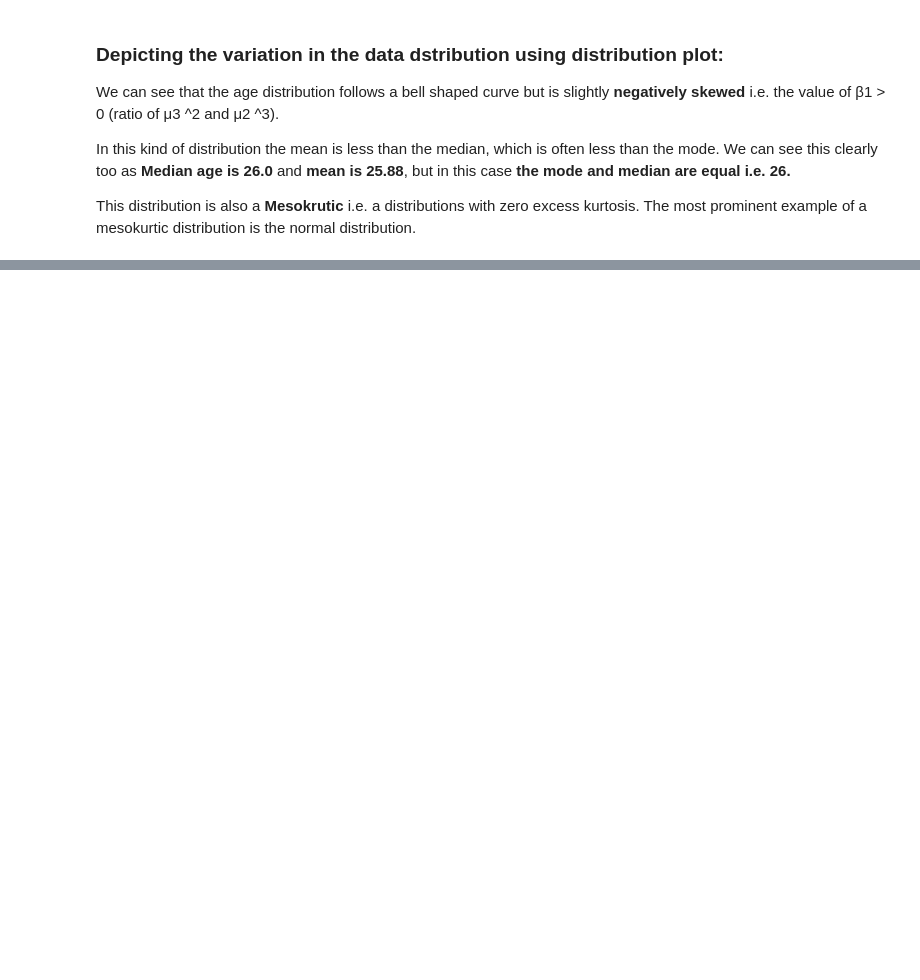
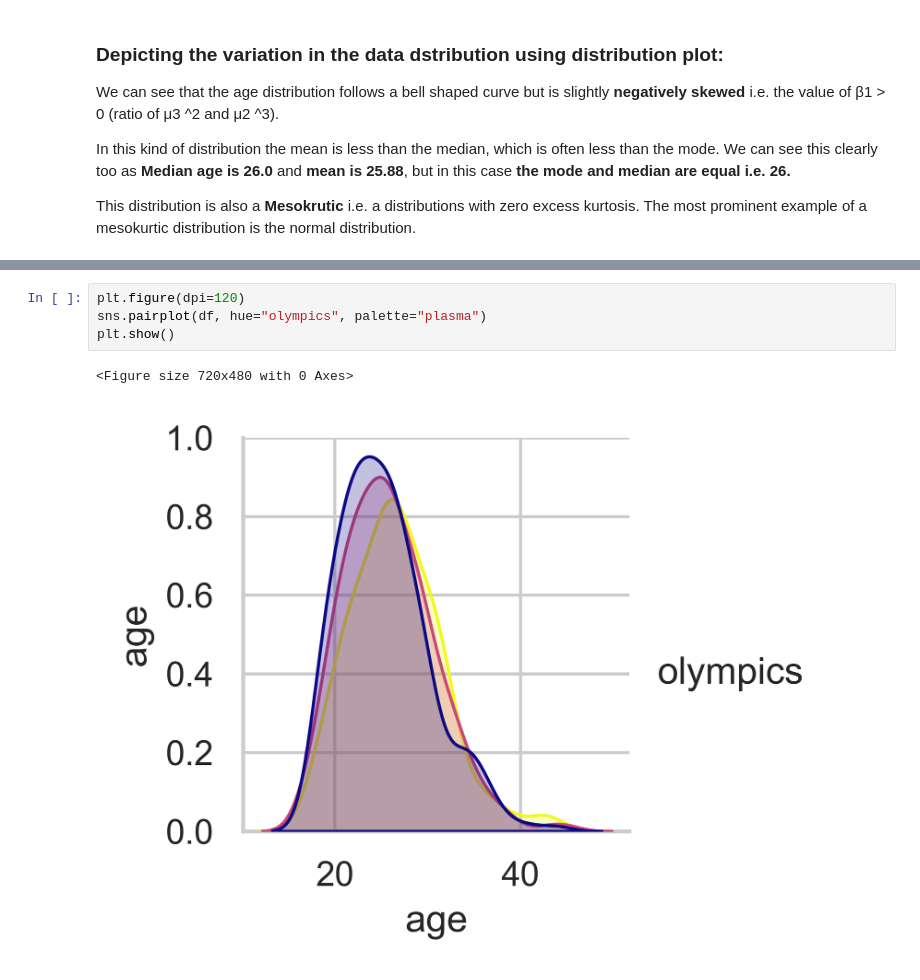
Before and after one commit to harshjoshi23/analysis, a Jupyter notebook: Analysis Report.ipynb, the cells around one changed output, grey strips where cells are left out. Cells and saved outputs as stored; diff of their text form; blank space fills up the shorter version.

```diff
--- a/Analysis Report.ipynb
+++ b/Analysis Report.ipynb
@@ -406,0 +445,7 @@ sns.boxplot(df["age"])
+# %%
+plt.figure(dpi=120)
+sns.pairplot(df, hue="olympics", palette="plasma")
+plt.show()
+# %% [output]
+<Figure size 720x480 with 0 Axes>
+[figure, added]
```
Also changed, not shown: parts of 37 cells of this notebook.
